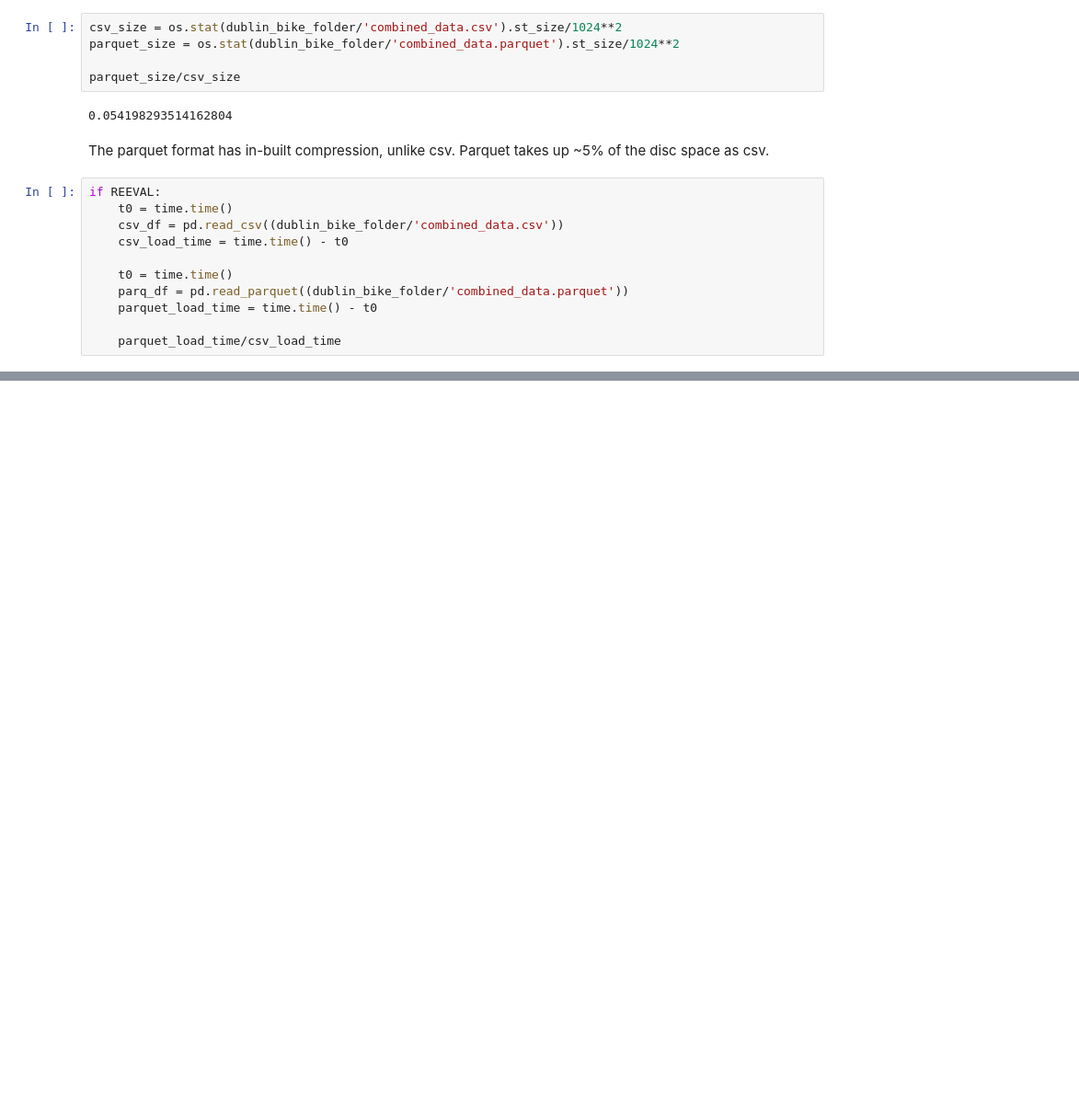
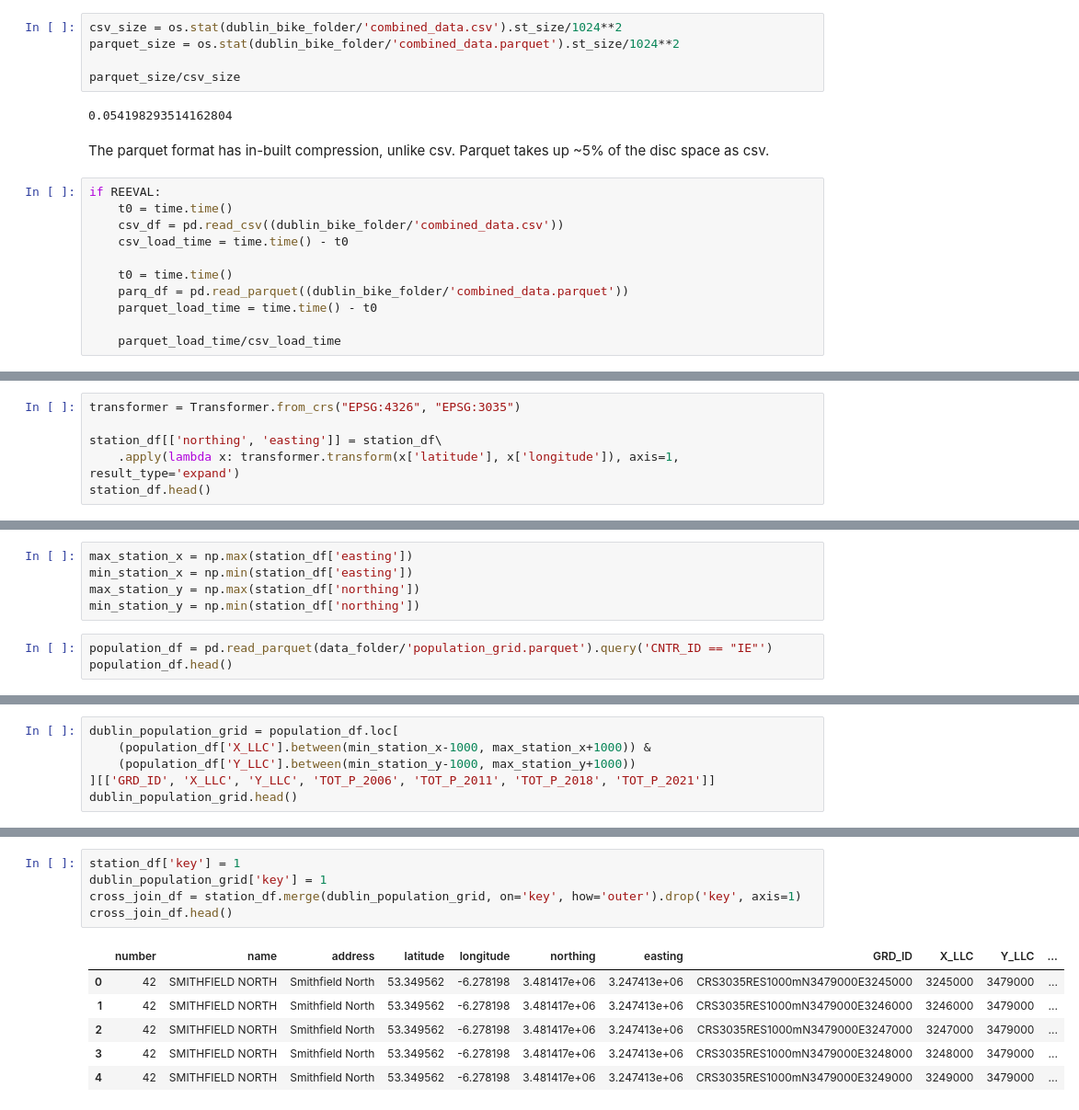
Before and after one commit to step-hen-burke/CA2, a Jupyter notebook: data_processing.ipynb, the cells around one changed output, grey strips where cells are left out. Shown: that part at 92% size. Saved outputs shown, nothing was run; the diff lists cells and outputs as text; blank space fills up the shorter version.

```diff
--- a/data_processing.ipynb
+++ b/data_processing.ipynb
@@ -319,0 +351,6 @@ This compression has serious performance implications if the data needs to be re
+# %%
+transformer = Transformer.from_crs("EPSG:4326", "EPSG:3035")
+
+station_df[['northing', 'easting']] = station_df\
+    .apply(lambda x: transformer.transform(x['latitude'], x['longitude']), axis=1, result_type='expand')
+station_df.head()
@@ -319,0 +364,8 @@ This compression has serious performance implications if the data needs to be re
+# %%
+max_station_x = np.max(station_df['easting'])
+min_station_x = np.min(station_df['easting'])
+max_station_y = np.max(station_df['northing'])
+min_station_y = np.min(station_df['northing'])
+# %%
+population_df = pd.read_parquet(data_folder/'population_grid.parquet').query('CNTR_ID == "IE"')
+population_df.head()
@@ -319,0 +379,6 @@ This compression has serious performance implications if the data needs to be re
+# %%
+dublin_population_grid = population_df.loc[
+    (population_df['X_LLC'].between(min_station_x-1000, max_station_x+1000)) &
+    (population_df['Y_LLC'].between(min_station_y-1000, max_station_y+1000))
+][['GRD_ID', 'X_LLC', 'Y_LLC', 'TOT_P_2006', 'TOT_P_2011', 'TOT_P_2018', 'TOT_P_2021']]
+dublin_population_grid.head()
@@ -319,0 +392,12 @@ This compression has serious performance implications if the data needs to be re
+# %%
+station_df['key'] = 1
+dublin_population_grid['key'] = 1
+cross_join_df = station_df.merge(dublin_population_grid, on='key', how='outer').drop('key', axis=1)
+cross_join_df.head()
+# %% [output]
+|  | number | name | address | latitude | longitude | northing | easting | GRD_ID | X_LLC | Y_LLC | ... |
+| 0 | 42 | SMITHFIELD NORTH | Smithfield North | 53.349562 | -6.278198 | 3.481417e+06 | 3.247413e+06 | CRS3035RES1000mN3479000E3245000 | 3245000 | 3479000 | ... |
+| 1 | 42 | SMITHFIELD NORTH | Smithfield North | 53.349562 | -6.278198 | 3.481417e+06 | 3.247413e+06 | CRS3035RES1000mN3479000E3246000 | 3246000 | 3479000 | ... |
+| 2 | 42 | SMITHFIELD NORTH | Smithfield North | 53.349562 | -6.278198 | 3.481417e+06 | 3.247413e+06 | CRS3035RES1000mN3479000E3247000 | 3247000 | 3479000 | ... |
+| 3 | 42 | SMITHFIELD NORTH | Smithfield North | 53.349562 | -6.278198 | 3.481417e+06 | 3.247413e+06 | CRS3035RES1000mN3479000E3248000 | 3248000 | 3479000 | ... |
+| 4 | 42 | SMITHFIELD NORTH | Smithfield North | 53.349562 | -6.278198 | 3.481417e+06 | 3.247413e+06 | CRS3035RES1000mN3479000E3249000 | 3249000 | 3479000 | ... |
```
Also changed, not shown: parts of 45 cells of this notebook, 3 other files.
